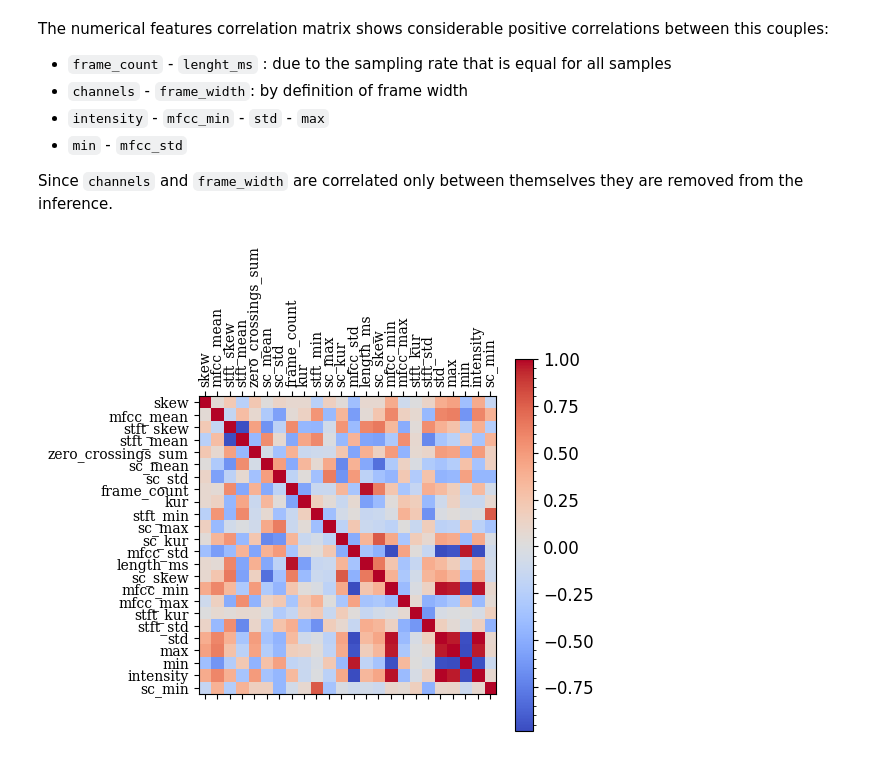
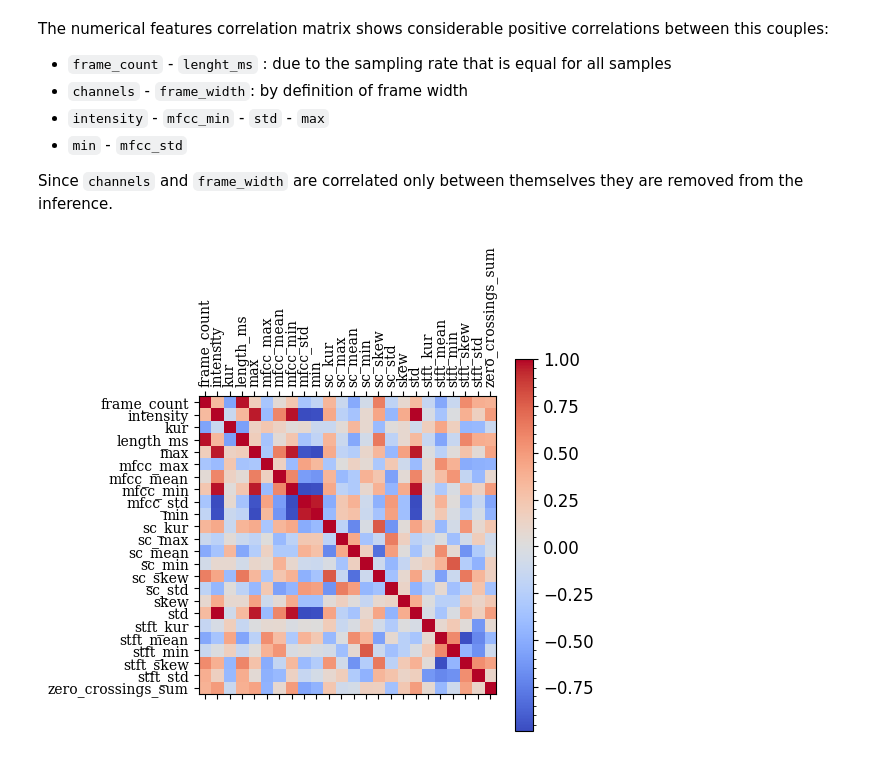
Before and after one commit to djanloo/dynamiting, a Jupyter notebook: UNDERSTANDING/data_understanding.ipynb, the cells around one changed output. Cells and saved outputs as stored; diff of their text form; code cells hidden in the pictures.

Commit message:
exported quantitative features

```diff
--- a/UNDERSTANDING/data_understanding.ipynb
+++ b/UNDERSTANDING/data_understanding.ipynb
@@ -209,6 +209,7 @@ The numerical features correlation matrix shows considerable positive correlatio
 Since `channels` and `frame_width` are correlated only between themselves they are removed from the inference.
 # %%
 quantitative_features = list(set(quantitative_features) - set(["frame_width", "channels", "mean"]))
+quantitative_features.sort()
 corr_show(quantitative_features)
 # %% [output]
-[figure, old version]
+[figure, new version]
```
Also changed, not shown: parts of 2 cells of this notebook, 1 other file.
